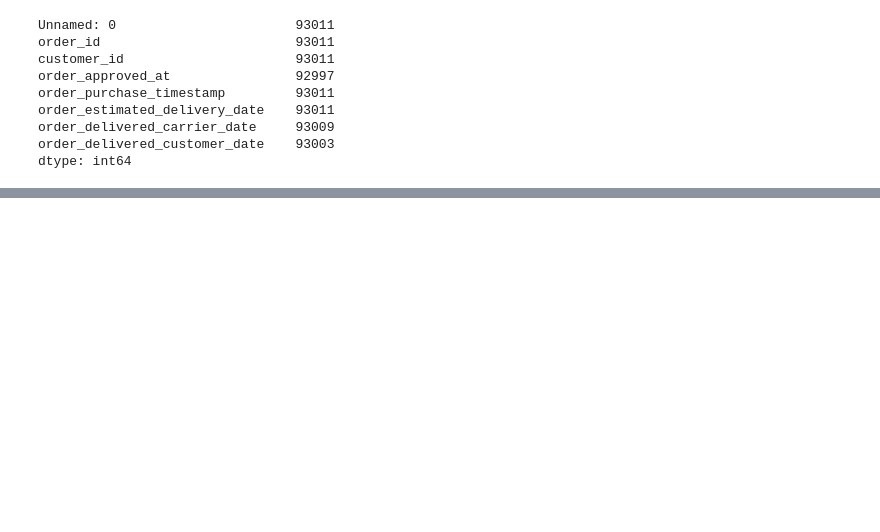
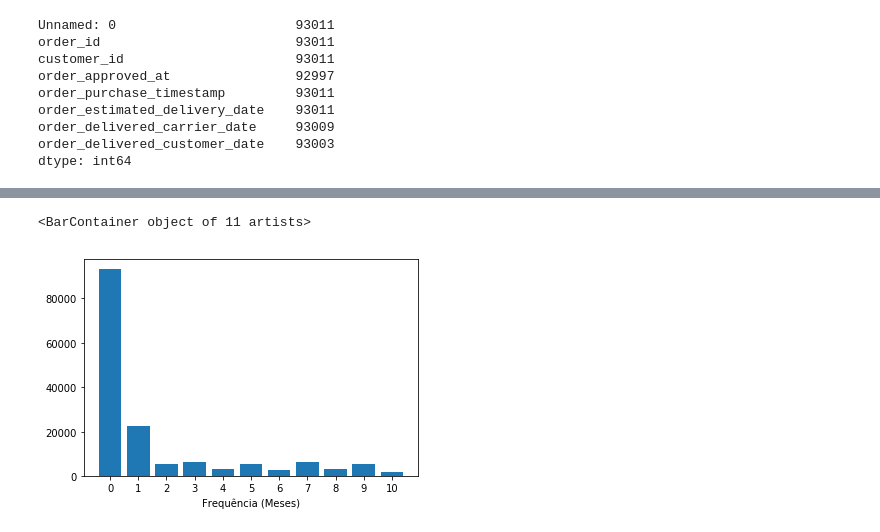
Before and after one commit to GuiBrandt/e-commerce, a Jupyter notebook: Sprint 1/Hipóteses.ipynb, the cells around one changed output, grey strips where cells are left out. Cells and saved outputs as stored; diff of their text form; code cells hidden in the pictures; blank space fills up the shorter version.

```diff
--- a/Sprint 1/Hipóteses.ipynb
+++ b/Sprint 1/Hipóteses.ipynb
@@ -40,0 +145,7 @@ len(months.keys())
+# %%
+plt.xticks(range(len(fourier_all)))
+plt.xlabel("Frequência (Meses)")
+plt.bar(range(len(fourier_all)), fourier_all)
+# %% [output]
+<BarContainer object of 11 artists>
+[figure, added]
```
Also changed, not shown: parts of 39 cells of this notebook, 1 other file.
